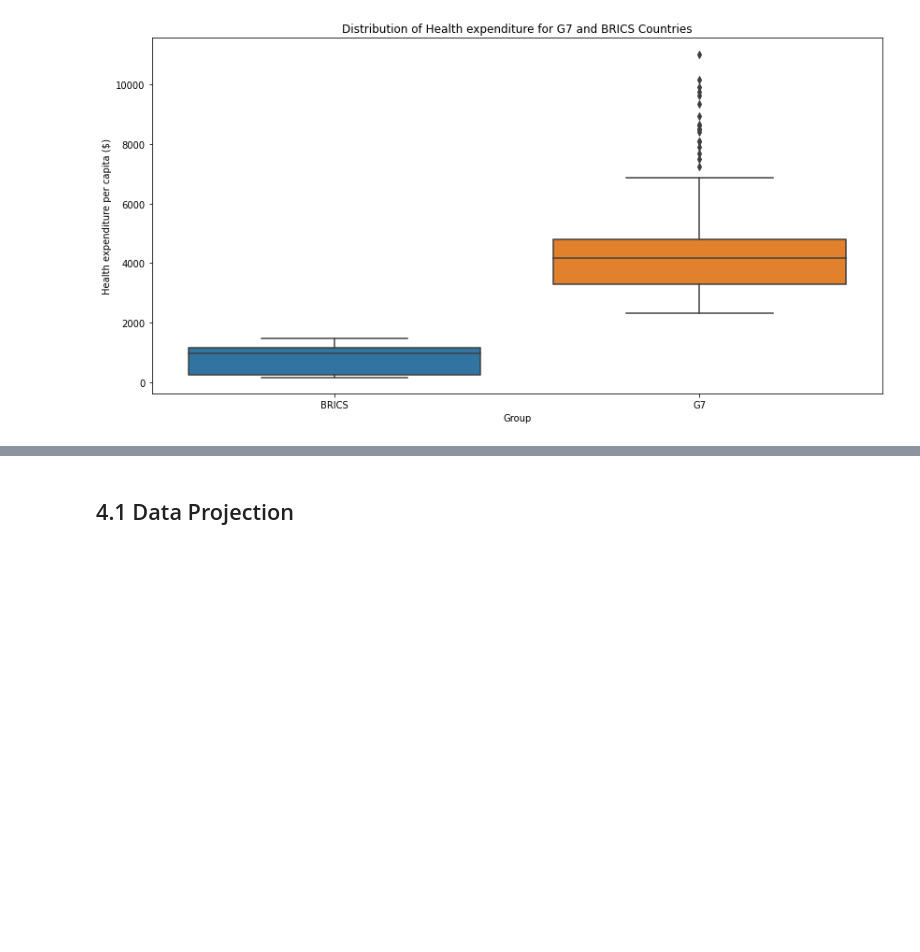
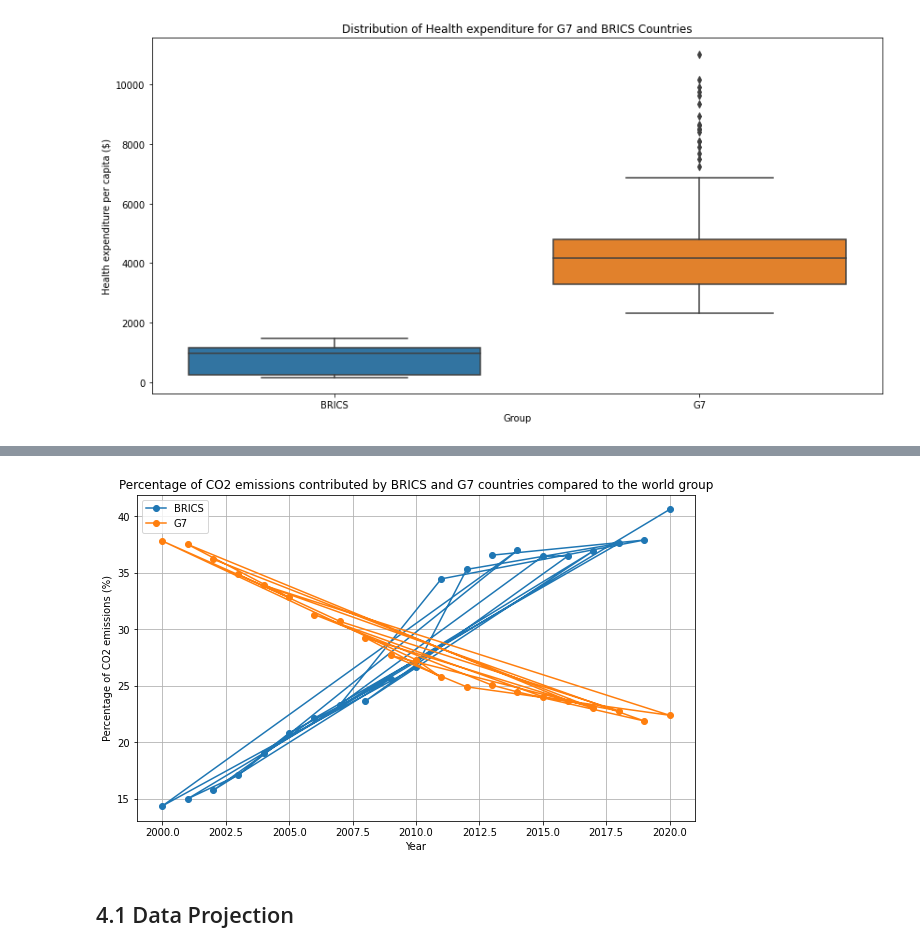
Before and after one commit to CarinaQi/CO2-Emissions-CRISP-DM, a Jupyter notebook: Research-Paper.ipynb, the cells around one changed output, grey strips where cells are left out. Drawn from its saved outputs; the diff is of its cells as text; code cells hidden in the pictures; blank space fills up the shorter version.

```diff
--- a/Research-Paper.ipynb
+++ b/Research-Paper.ipynb
@@ -904,2 +989,35 @@ plt.show()
+# %%
+from pyspark.sql.functions import sum as spark_sum, when
+# Step 1: Sum the CO2 emissions of BRICS and G7 countries annually
+brics_g7_sum_df = final_df.filter((col("Group") == "BRICS") | (col("Group") == "G7")) \
+    .groupBy("Year", "Group") \
+    .agg(spark_sum("Value_co2_emissions_kt_by_country").alias("CO2_emissions_sum"))
+
+# Step 2: Sum the CO2 emissions of the world group annually
+world_sum_df = final_df.filter(col("Group") == "World") \
+    .groupBy("Year") \
+    .agg(spark_sum("Value_co2_emissions_kt_by_country").alias("World_CO2_emissions_sum"))
+
+# Step 3: Calculate the percentage of CO2 emissions contributed by BRICS and G7 countries compared to the CO2 emissions of the world group
+percentage_df = brics_g7_sum_df.join(world_sum_df, "Year", "inner") \
+    .withColumn("BRICS_percentage", (col("CO2_emissions_sum") / col("World_CO2_emissions_sum")) * 100) \
+    .withColumn("G7_percentage", (col("CO2_emissions_sum") / col("World_CO2_emissions_sum")) * 100) \
+    .select("Year", "Group", "BRICS_percentage", "G7_percentage")
+
+# Step 4: Plot the results
+brics_percentage_pd = percentage_df.filter(col("Group") == "BRICS").toPandas()
+g7_percentage_pd = percentage_df.filter(col("Group") == "G7").toPandas()
+
+plt.figure(figsize=(10, 6))
+plt.plot(brics_percentage_pd["Year"], brics_percentage_pd["BRICS_percentage"], label="BRICS", marker='o')
+plt.plot(g7_percentage_pd["Year"], g7_percentage_pd["G7_percentage"], label="G7", marker='o')
+plt.xlabel("Year")
+plt.ylabel("Percentage of CO2 emissions (%)")
+plt.title("Percentage of CO2 emissions contributed by BRICS and G7 countries compared to the world group")
+plt.legend()
+plt.grid(True)
+plt.show()
+# %% [output]
+[figure, added]
 # %% [markdown]
 ## 4.1	Data Projection
```
Also changed, not shown: parts of 8 cells of this notebook.
